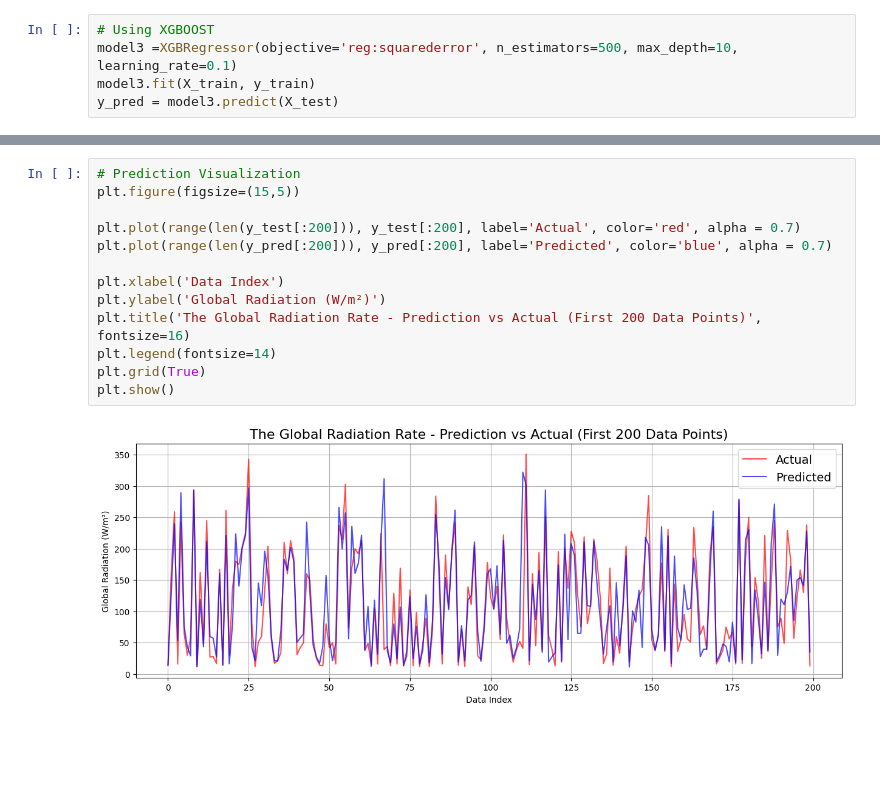
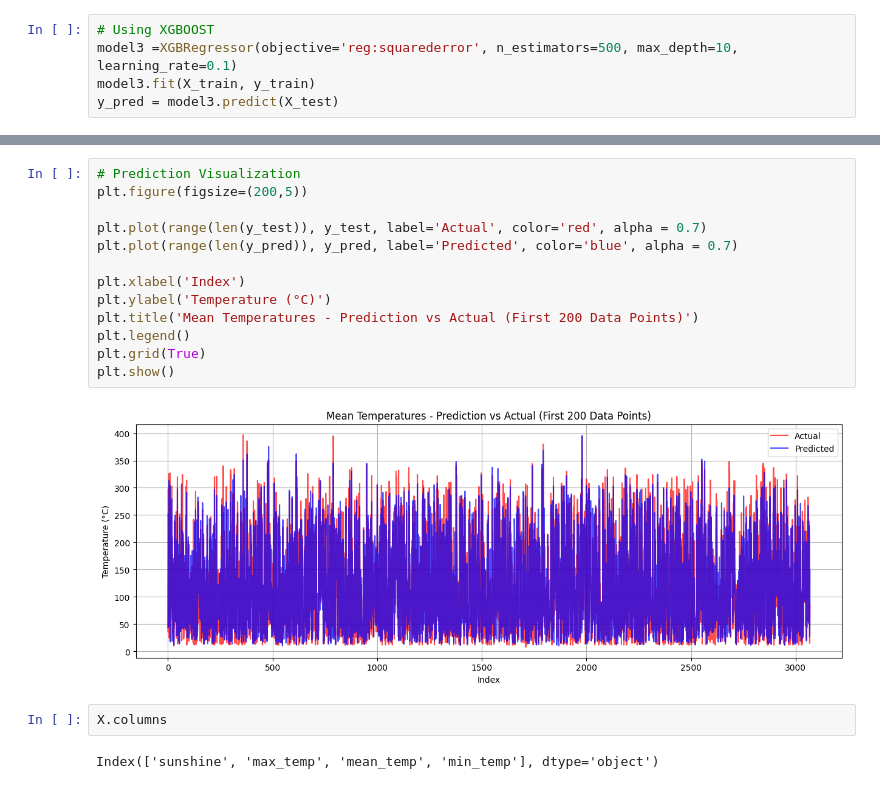
Before and after one commit to gredychristian/London-Weather-Prediction, a Jupyter notebook: london_weather.ipynb, the cells around one changed output, grey strips where cells are left out. Saved outputs shown, nothing was run; the diff lists cells and outputs as text; blank space fills up the shorter version.

```diff
--- a/london_weather.ipynb
+++ b/london_weather.ipynb
@@ -280,15 +280,19 @@ R² (Test): 0.8378
 # %%
 # Prediction Visualization
-plt.figure(figsize=(15,5))
+plt.figure(figsize=(200,5))
 
-plt.plot(range(len(y_test[:200])), y_test[:200], label='Actual', color='red', alpha = 0.7)
-plt.plot(range(len(y_pred[:200])), y_pred[:200], label='Predicted', color='blue', alpha = 0.7)
+plt.plot(range(len(y_test)), y_test, label='Actual', color='red', alpha = 0.7)
+plt.plot(range(len(y_pred)), y_pred, label='Predicted', color='blue', alpha = 0.7)
 
-plt.xlabel('Data Index')
-plt.ylabel('Global Radiation (W/m²)')
-plt.title('The Global Radiation Rate - Prediction vs Actual (First 200 Data Points)', fontsize=16)
-plt.legend(fontsize=14)
+plt.xlabel('Index')
+plt.ylabel('Temperature (°C)')
+plt.title('Mean Temperatures - Prediction vs Actual (First 200 Data Points)')
+plt.legend()
 plt.grid(True)
 plt.show()
 # %% [output]
-[figure, old version]
+[figure, new version]
+# %%
+X.columns
+# %% [output]
+Index(['sunshine', 'max_temp', 'mean_temp', 'min_temp'], dtype='object')
```
Also changed, not shown: parts of 17 cells of this notebook, 6 other files.
